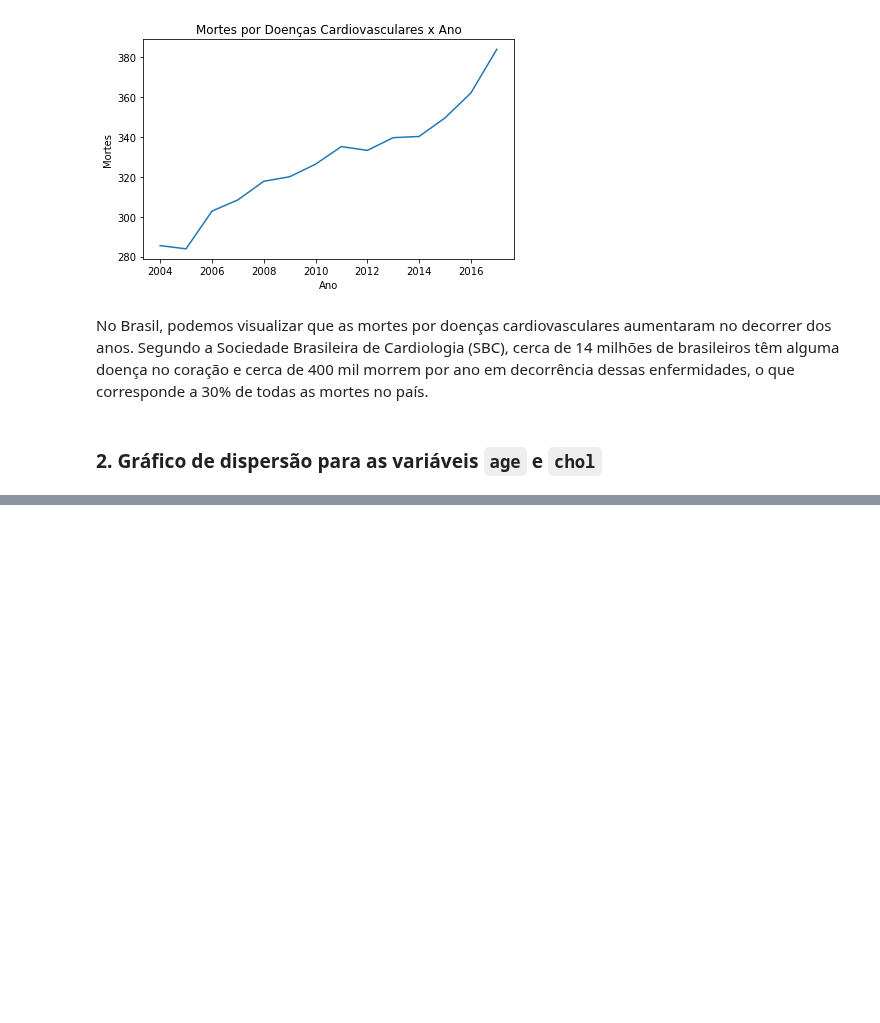
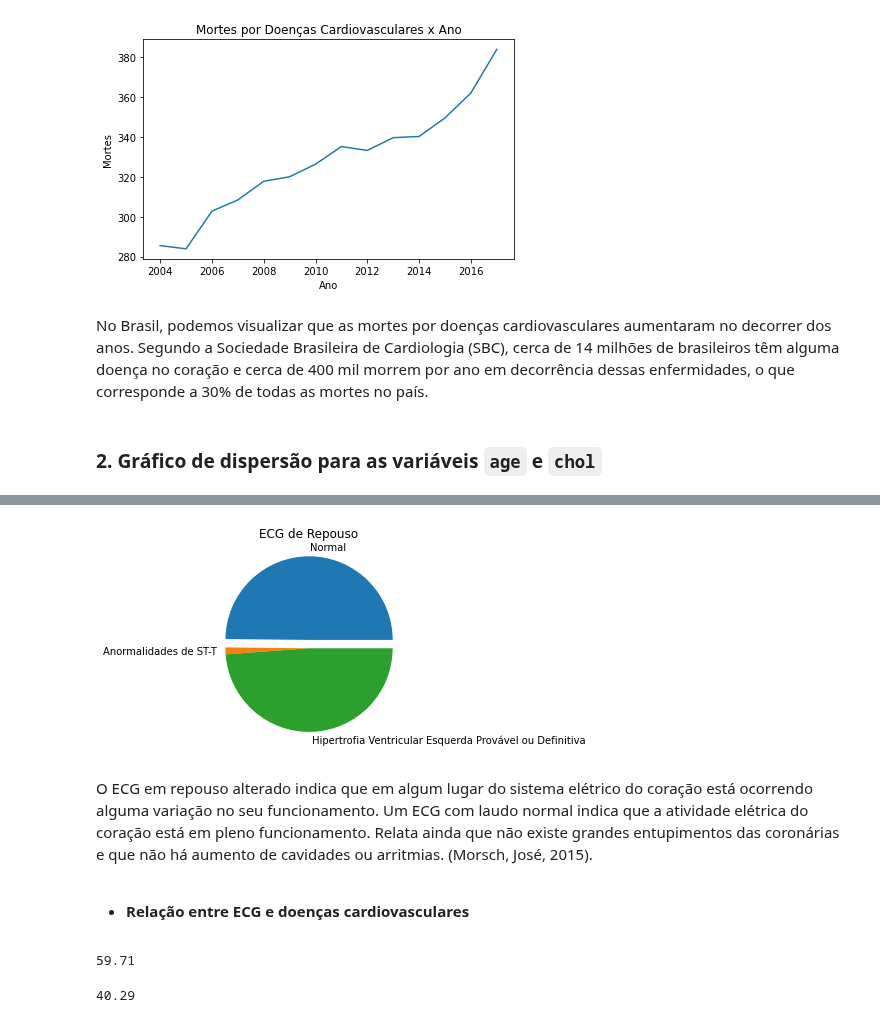
Before and after one commit to danielesantiago/Data-Science, a Jupyter notebook: Análises/Análise - Doenças Cardiovasculares.ipynb, the cells around one changed output, grey strips where cells are left out. Cells and saved outputs as stored; diff of their text form; code cells hidden in the pictures; blank space fills up the shorter version.

Commit message:
analise de doencas cardiovasculares

```diff
--- a/Análises/Análise - Doenças Cardiovasculares.ipynb
+++ b/Análises/Análise - Doenças Cardiovasculares.ipynb
@@ -267,0 +293,30 @@ No Brasil, podemos visualizar que as mortes por doenças cardiovasculares aument
+# %%
+# Extrair para um dicionario
+restecg = dict(df['restecg'].value_counts())
+restecg['Normal'] = restecg.pop(0.0)
+restecg['Anormalidades de ST-T'] = restecg.pop(1.0)
+restecg['Hipertrofia Ventricular Esquerda Provável ou Definitiva'] = restecg.pop(2.0)
+labels = restecg.keys()
+sizes = restecg.values()
+explode = (0.1, 0, 0)
+# %%
+fig, ax = plt.subplots(figsize=(6, 6))
+ax.pie(sizes, labels = labels, explode = explode)
+ax.set_title("ECG de Repouso")
+plt.tight_layout()
+# %% [output]
+[figure, added]
+# %% [markdown]
+O ECG em repouso alterado indica que em algum lugar do sistema elétrico do coração está ocorrendo alguma variação no seu funcionamento. Um ECG com laudo normal indica que a atividade elétrica do coração está em pleno funcionamento. Relata ainda que não existe grandes entupimentos das coronárias e que não há aumento de cavidades ou arritmias. (Morsch, José, 2015).
+# %% [markdown]
+<b><ul><li>Relação entre ECG e doenças cardiovasculares</li></ul></b>
+# %%
+# Porcentagem de pessoas que tiveram doenças cardiovasculares com o ECG alterado
+round(df.loc[(df['num'] == 1) & (df['restecg'] > 0)].shape[0]/df.loc[df['num'] == 1].shape[0] * 100,2)
+# %% [output]
+59.71
+# %%
+# Porcentagem de pessoas que tiveram doenças cardiovasculares com o ECG normal
+round(df.loc[(df['num'] == 1) & (df['restecg'] == 0)].shape[0]/df.loc[df['num'] == 1].shape[0] * 100,2)
+# %% [output]
+40.29
```
Also changed, not shown: parts of 14 cells of this notebook, 2 other files.
